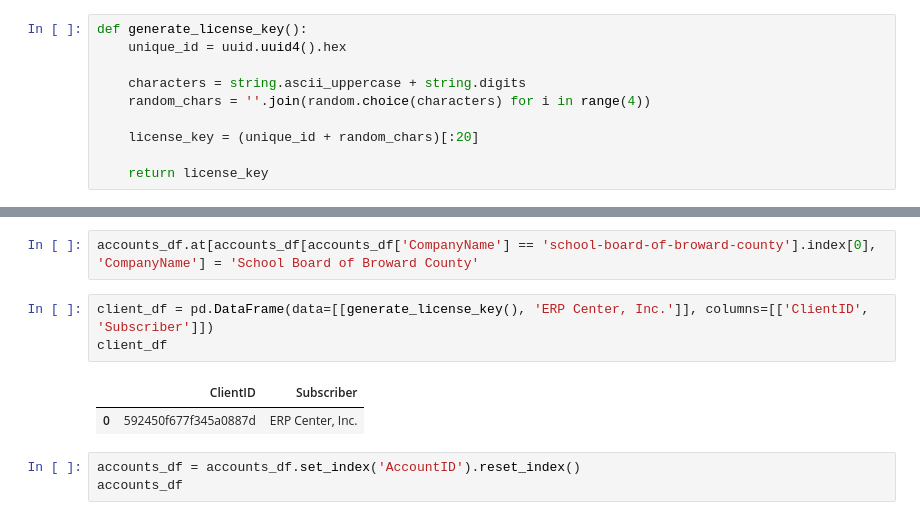
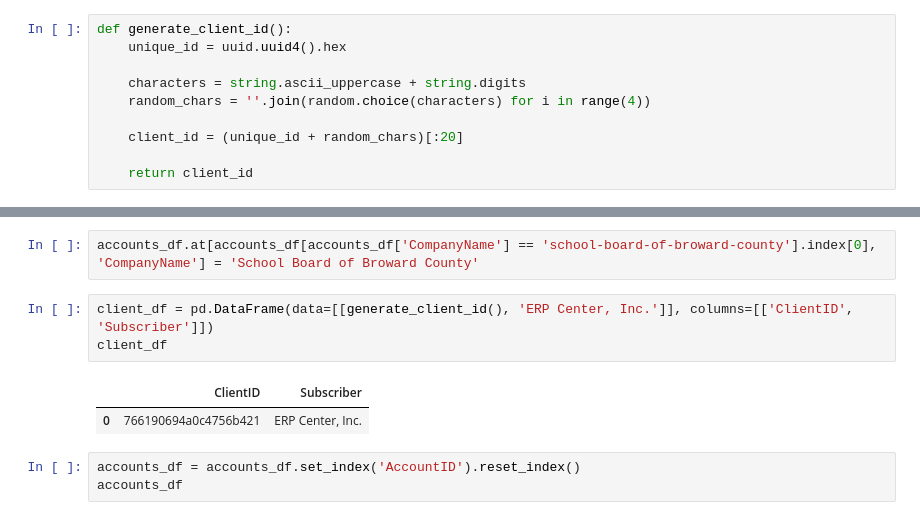
Before and after one commit to hari3mo/crud, a Jupyter notebook: notebooks/dataframe.ipynb, the cells around one changed output, grey strips where cells are left out. Saved outputs shown, nothing was run; the diff lists cells and outputs as text.

```diff
--- a/notebooks/dataframe.ipynb
+++ b/notebooks/dataframe.ipynb
@@ -56,13 +56,13 @@ accounts_df.reset_index(drop=True, inplace=True)
 raw_accounts = accounts_df.drop(columns='AccountID')
 raw_accounts.to_csv('files/accounts_raw.csv', index=False)
 # %%
-def generate_license_key():
+def generate_client_id():
     unique_id = uuid.uuid4().hex
 
     characters = string.ascii_uppercase + string.digits
     random_chars = ''.join(random.choice(characters) for i in range(4))
 
-    license_key = (unique_id + random_chars)[:20]
+    client_id = (unique_id + random_chars)[:20]
 
-    return license_key
+    return client_id
 # %%
@@ -114,11 +114,11 @@ leads_df
 # %%
 accounts_df.at[accounts_df[accounts_df['CompanyName'] == 'school-board-of-broward-county'].index[0], 'CompanyName'] = 'School Board of Broward County'
 # %%
-client_df = pd.DataFrame(data=[[generate_license_key(), 'ERP Center, Inc.']], columns=[['ClientID', 'Subscriber']])
+client_df = pd.DataFrame(data=[[generate_client_id(), 'ERP Center, Inc.']], columns=[['ClientID', 'Subscriber']])
 client_df
 # %% [output]
 |  | ClientID | Subscriber |
-| 0 | 592450f677f345a0887d | ERP Center, Inc. |
+| 0 | 766190694a0c4756b421 | ERP Center, Inc. |
 # %%
 accounts_df = accounts_df.set_index('AccountID').reset_index()
 accounts_df
```
Also changed, not shown: parts of 2 cells of this notebook, 7 other files.
